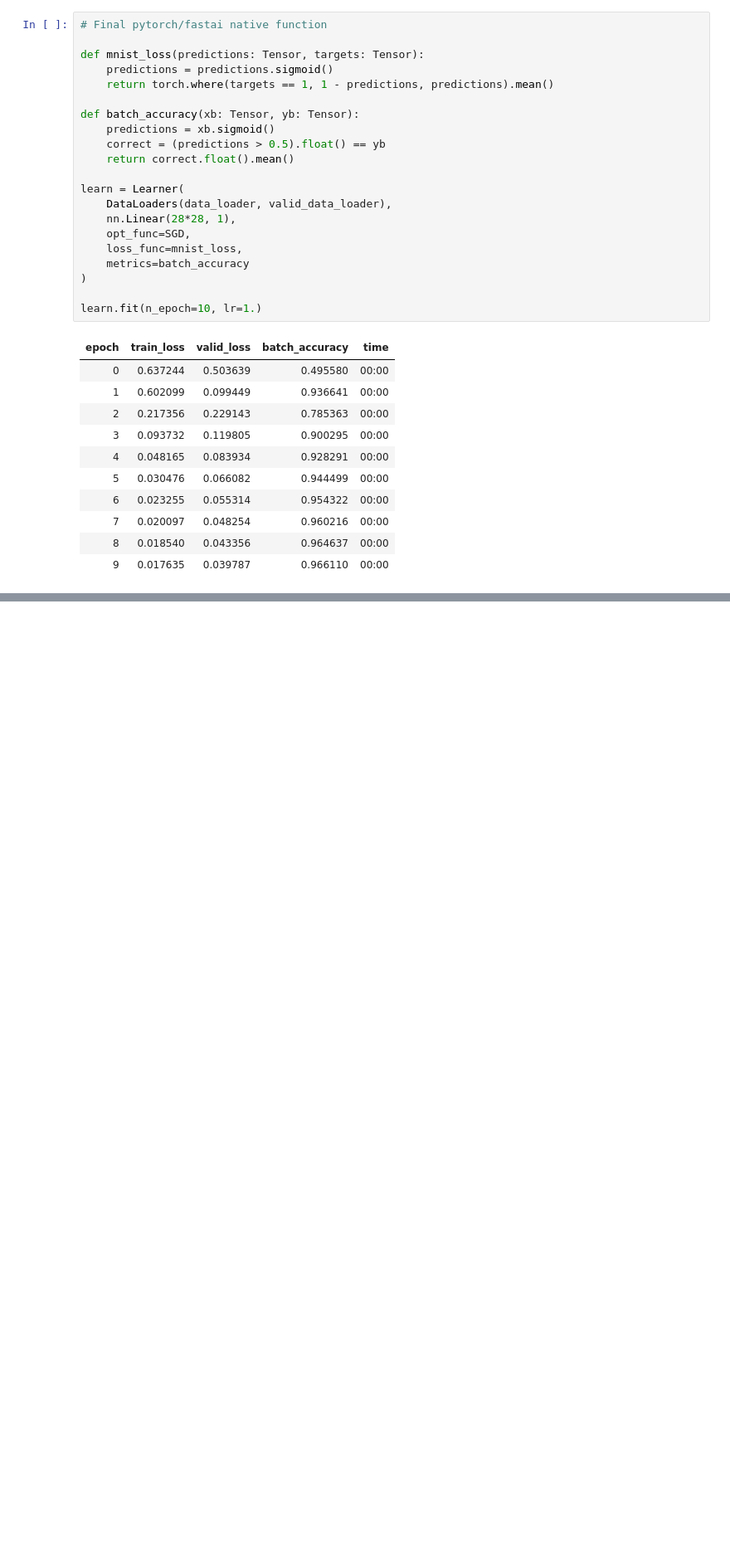
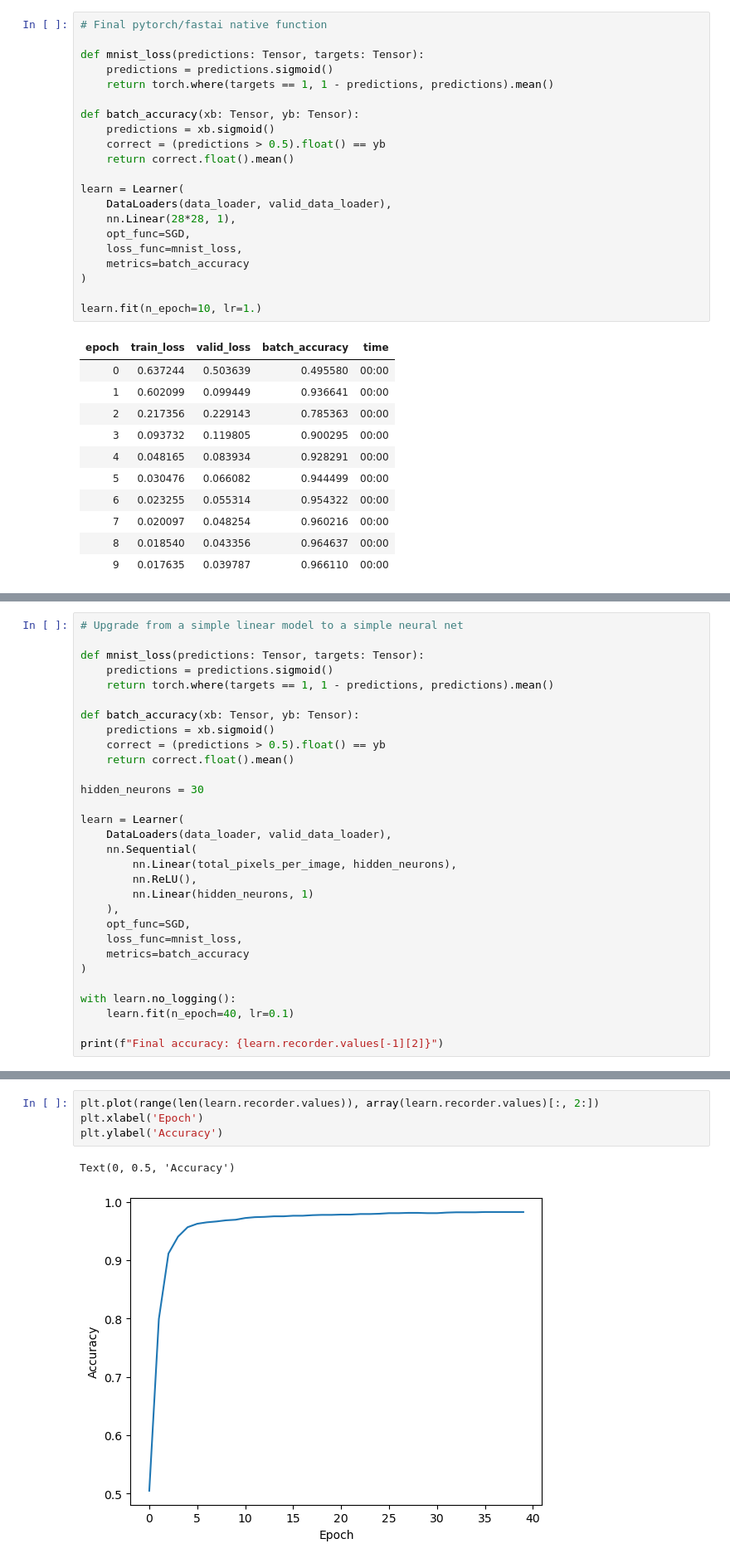
Before and after one commit to Daynil/course22, a Jupyter notebook: 04-experiments.ipynb, the cells around one changed output, grey strips where cells are left out. Shown: that part at 83% size. Drawn from its saved outputs; the diff is of its cells as text; blank space fills up the shorter version.

```diff
--- a/04-experiments.ipynb
+++ b/04-experiments.ipynb
@@ -1127,0 +1114,30 @@ tensor([[-0.0620],
+# %%
+# Upgrade from a simple linear model to a simple neural net
+
+def mnist_loss(predictions: Tensor, targets: Tensor):
+    predictions = predictions.sigmoid()
+    return torch.where(targets == 1, 1 - predictions, predictions).mean()
+
+def batch_accuracy(xb: Tensor, yb: Tensor):
+    predictions = xb.sigmoid()
+    correct = (predictions > 0.5).float() == yb
+    return correct.float().mean()
+
+hidden_neurons = 30
+
+learn = Learner(
+    DataLoaders(data_loader, valid_data_loader),
+    nn.Sequential(
+        nn.Linear(total_pixels_per_image, hidden_neurons),
+        nn.ReLU(),
+        nn.Linear(hidden_neurons, 1)
+    ),
+    opt_func=SGD,
+    loss_func=mnist_loss,
+    metrics=batch_accuracy
+)
+
+with learn.no_logging():
+    learn.fit(n_epoch=40, lr=0.1)
+
+print(f"Final accuracy: {learn.recorder.values[-1][2]}")
@@ -1127,0 +1147,7 @@ tensor([[-0.0620],
+# %%
+plt.plot(range(len(learn.recorder.values)), array(learn.recorder.values)[:, 2:])
+plt.xlabel('Epoch')
+plt.ylabel('Accuracy')
+# %% [output]
+Text(0, 0.5, 'Accuracy')
+[figure, added]
```
Also changed, not shown: parts of 5 cells of this notebook.
